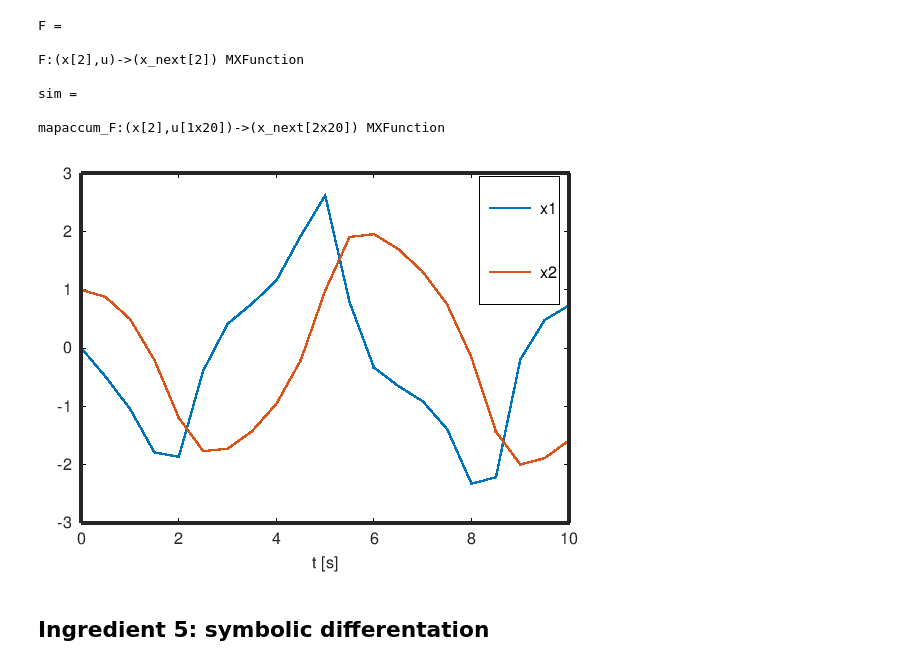
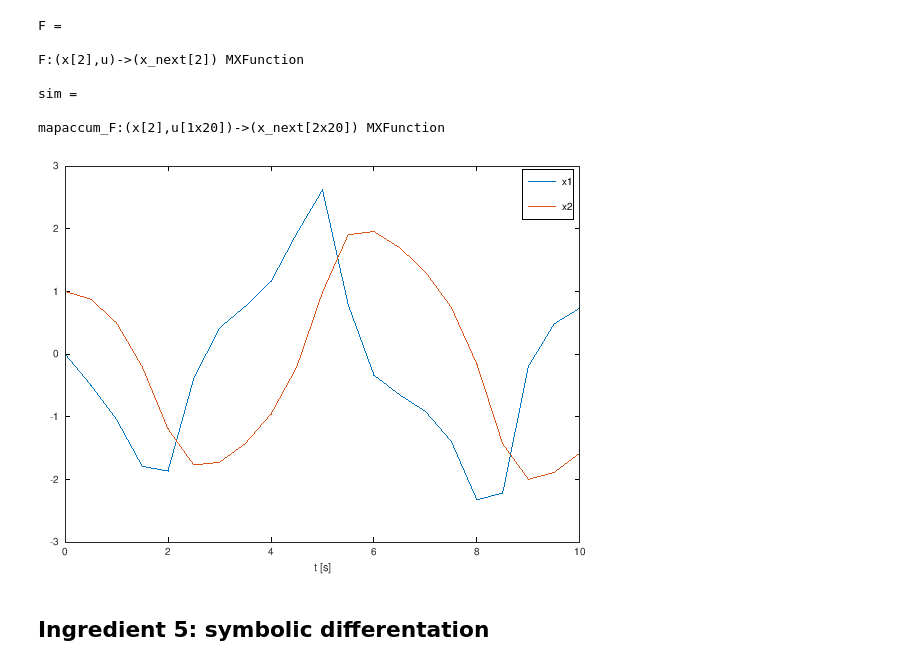
Before and after one commit to jgillis/blux_presentation, a Jupyter notebook: index.ipynb, the cells around one changed output. Drawn from its saved outputs; the diff is of its cells as text; code cells hidden in the pictures.

```diff
--- a/index.ipynb
+++ b/index.ipynb
@@ -72,7 +72,7 @@ intg_options.number_of_finite_elements = 4;
 % DAE problem structure
 dae = struct;
 dae.x = x;         % What are states?
-dae.p = u;         % What is fixed suring the integration horizon?
+dae.p = u;         % What are parameters (=fixed during the integration horizon)?
 dae.ode = f(x,u);  % Expression for the right-hand side
 
 intg = integrator('intg','rk',dae,intg_options)
@@ -148,15 +149,14 @@ mapaccum_F:(x[2],u[1x20])->(x_next[2x20]) MXFunction
 # %%
 x0 = [0;1];
 res = sim(x0,zeros(1,N));
 
 figure
 tgrid = linspace(0,T,N+1);
 plot(tgrid,full([x0 res]));
 legend('x1','x2');
 xlabel('t [s]');
-nice_fig
 # %% [output]
-[figure, old version]
+[figure, new version]
 # %% [markdown]
 ## Ingredient 5: symbolic differentation
 # %%
```
Also changed, not shown: parts of 9 cells of this notebook.
